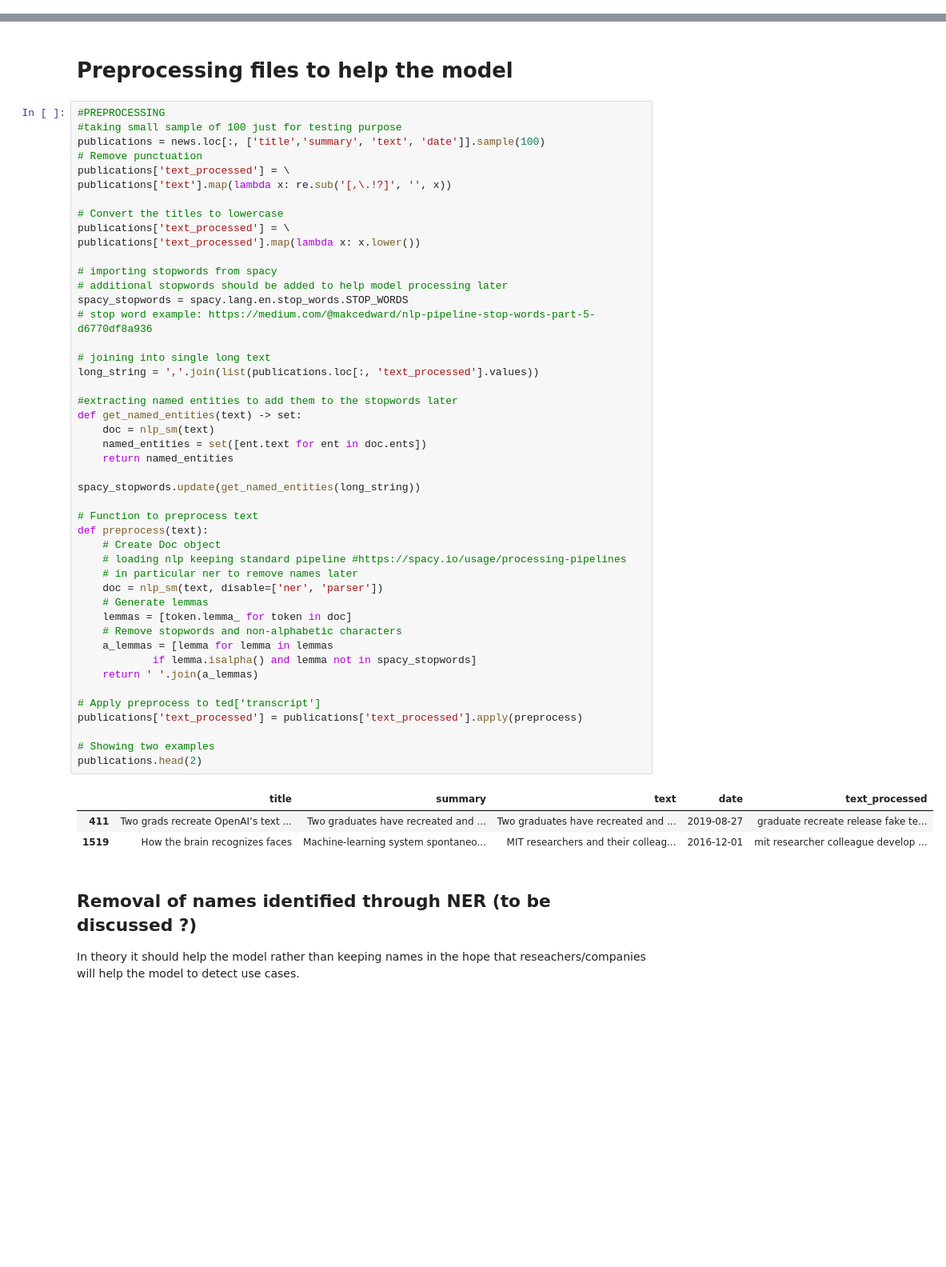
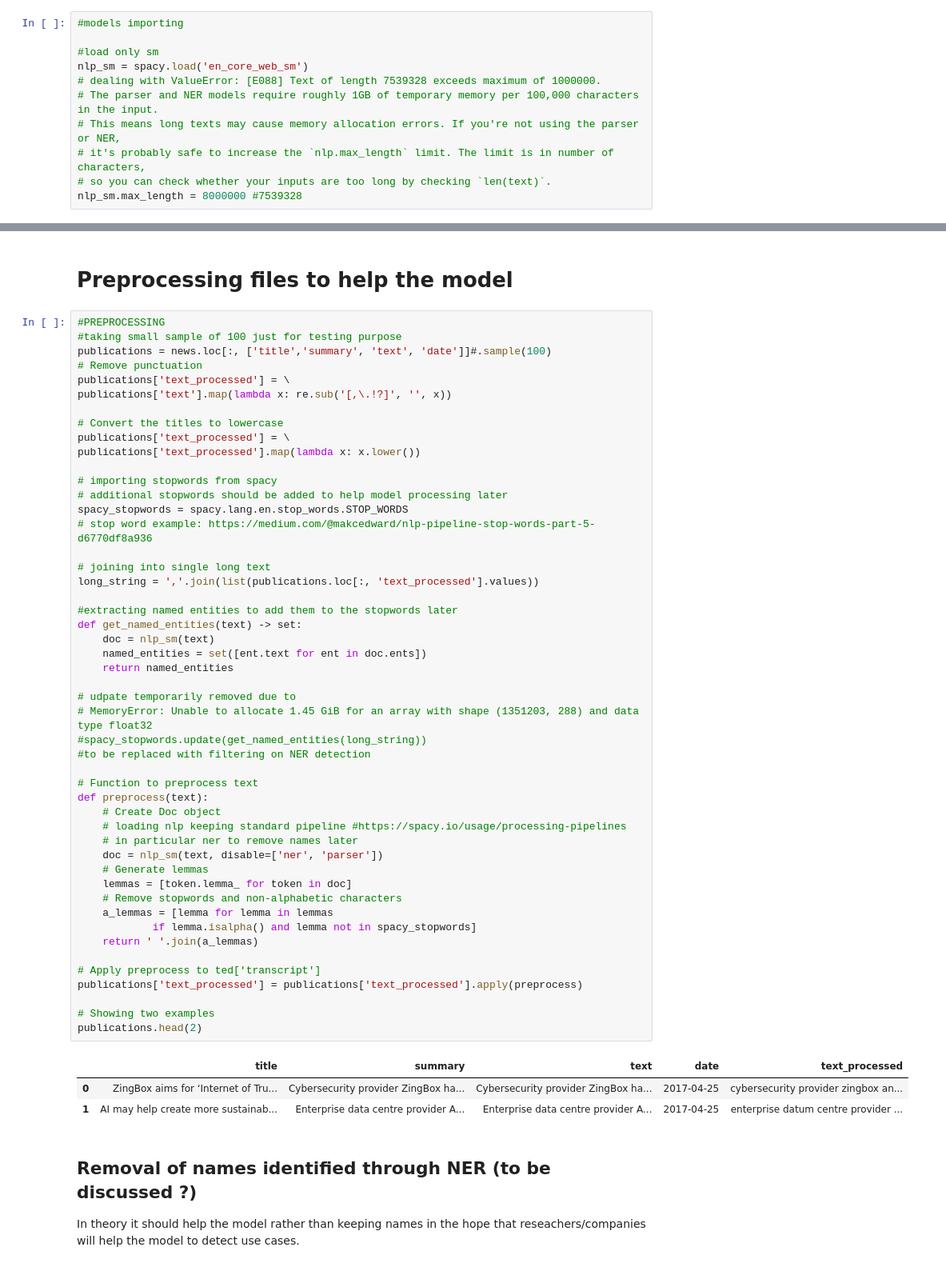
Before and after one commit to ankitahaldia/NLP-project, a Jupyter notebook: assets/data_preprocessing.ipynb, the cells around one changed output, grey strips where cells are left out. Shown at 80% size. Drawn from its saved outputs; the diff is of its cells as text; blank space fills up the shorter version.

```diff
--- a/assets/data_preprocessing.ipynb
+++ b/assets/data_preprocessing.ipynb
@@ -33,3 +28,14 @@ nlp_sm = spacy.load('en_core_web_sm')
+# %%
+#models importing
+
+#load only sm
+nlp_sm = spacy.load('en_core_web_sm')
+# dealing with ValueError: [E088] Text of length 7539328 exceeds maximum of 1000000.
+# The parser and NER models require roughly 1GB of temporary memory per 100,000 characters in the input.
+# This means long texts may cause memory allocation errors. If you're not using the parser or NER,
+# it's probably safe to increase the `nlp.max_length` limit. The limit is in number of characters,
+# so you can check whether your inputs are too long by checking `len(text)`.
+nlp_sm.max_length = 8000000 #7539328
 # %%
 # LOADING FILES NB
 START_PATH = os.path.dirname(os.getcwd())
@@ -51,7 +57,7 @@ usecases: pd.DataFrame = pd.read_csv(USECASES, delimiter=';', encoding='cp1252')
 # %%
 #PREPROCESSING
 #taking small sample of 100 just for testing purpose
-publications = news.loc[:, ['title','summary', 'text', 'date']].sample(100)
+publications = news.loc[:, ['title','summary', 'text', 'date']]#.sample(100)
 # Remove punctuation
 publications['text_processed'] = \
 publications['text'].map(lambda x: re.sub('[,\.!?]', '', x))
@@ -68,36 +74,39 @@ spacy_stopwords = spacy.lang.en.stop_words.STOP_WORDS
 # joining into single long text
 long_string = ','.join(list(publications.loc[:, 'text_processed'].values))
 
 #extracting named entities to add them to the stopwords later
 def get_named_entities(text) -> set:
     doc = nlp_sm(text)
     named_entities = set([ent.text for ent in doc.ents])
     return named_entities
 
-spacy_stopwords.update(get_named_entities(long_string))
+# udpate temporarily removed due to
+# MemoryError: Unable to allocate 1.45 GiB for an array with shape (1351203, 288) and data type float32
+#spacy_stopwords.update(get_named_entities(long_string))
+#to be replaced with filtering on NER detection
 
 # Function to preprocess text
 def preprocess(text):
   	# Create Doc object
     # loading nlp keeping standard pipeline #https://spacy.io/usage/processing-pipelines
     # in particular ner to remove names later
     doc = nlp_sm(text, disable=['ner', 'parser'])
     # Generate lemmas
     lemmas = [token.lemma_ for token in doc]
     # Remove stopwords and non-alphabetic characters
     a_lemmas = [lemma for lemma in lemmas
             if lemma.isalpha() and lemma not in spacy_stopwords]
     return ' '.join(a_lemmas)
 
 # Apply preprocess to ted['transcript']
 publications['text_processed'] = publications['text_processed'].apply(preprocess)
 
 # Showing two examples
 publications.head(2)
 # %% [output]
 |  | title | summary | text | date | text_processed |
-| 411 | Two grads recreate OpenAI’s text ... | Two graduates have recreated and ... | Two graduates have recreated and ... | 2019-08-27 | graduate recreate release fake te... |
-| 1519 | How the brain recognizes faces | Machine-learning system spontaneo... | MIT researchers and their colleag... | 2016-12-01 | mit researcher colleague develop ... |
+| 0 | ZingBox aims for ‘Internet of Tru... | Cybersecurity provider ZingBox ha... | Cybersecurity provider ZingBox ha... | 2017-04-25 | cybersecurity provider zingbox an... |
+| 1 | AI may help create more sustainab... | Enterprise data centre provider A... | Enterprise data centre provider A... | 2017-04-25 | enterprise datum centre provider ... |
 # %% [markdown]
 ## Removal of names identified through NER (to be discussed ?)
 In theory it should help the model rather than keeping names in the hope that reseachers/companies will
```
Also changed, not shown: parts of 10 cells of this notebook.
